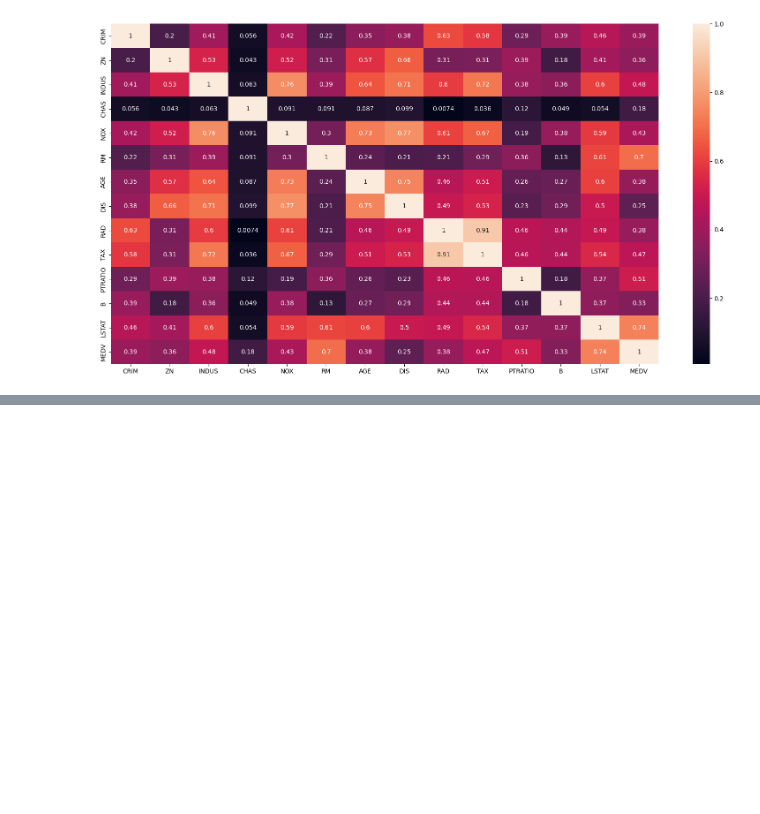
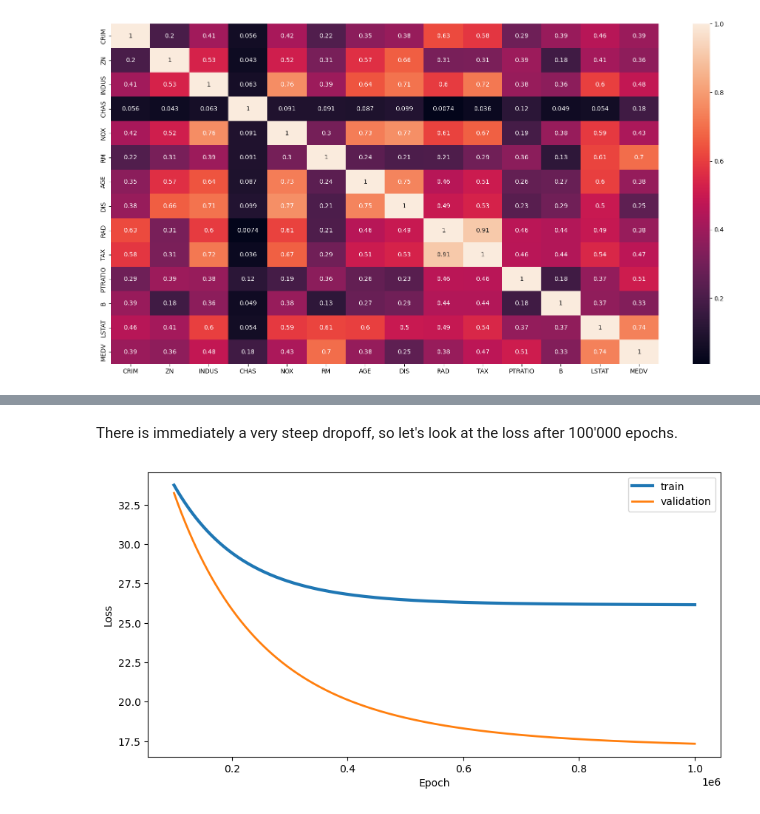
Before and after one commit to LaurinTim/OrionML, a Jupyter notebook: Examples/GDRegressor_example_Boston_housing.ipynb, the cells around one changed output, grey strips where cells are left out. Saved outputs shown, nothing was run; the diff lists cells and outputs as text; code cells hidden in the pictures; blank space fills up the shorter version.

```diff
--- a/Examples/GDRegressor_example_Boston_housing.ipynb
+++ b/Examples/GDRegressor_example_Boston_housing.ipynb
@@ -259,0 +136,15 @@ array([[390.],
+# %% [markdown]
+There is immediately a very steep dropoff, so let's look at the loss after 100'000 epochs.
+# %%
+plt.figure(figsize=(10,5))
+
+start_epoch = 100000
+
+plt.plot(np.arange(1000000)[start_epoch:], Jh[start_epoch:], linewidth = 3, label = "train")
+plt.plot(np.arange(1000000)[start_epoch:], Jh_val[start_epoch:], linewidth = 2, label = "validation")
+plt.legend(loc="best")
+plt.xlabel(xlabel="Epoch")
+plt.ylabel(ylabel="Loss")
+plt.show()
+# %% [output]
+[figure, added]
```
Also changed, not shown: parts of 28 cells of this notebook.
